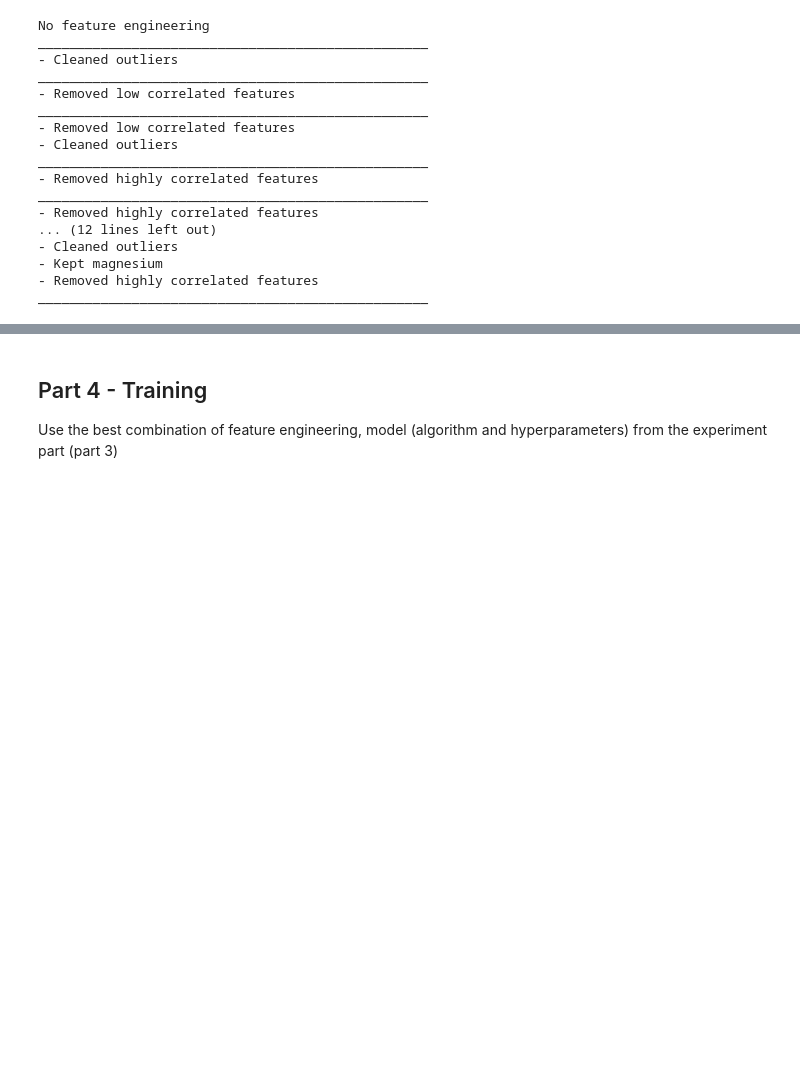
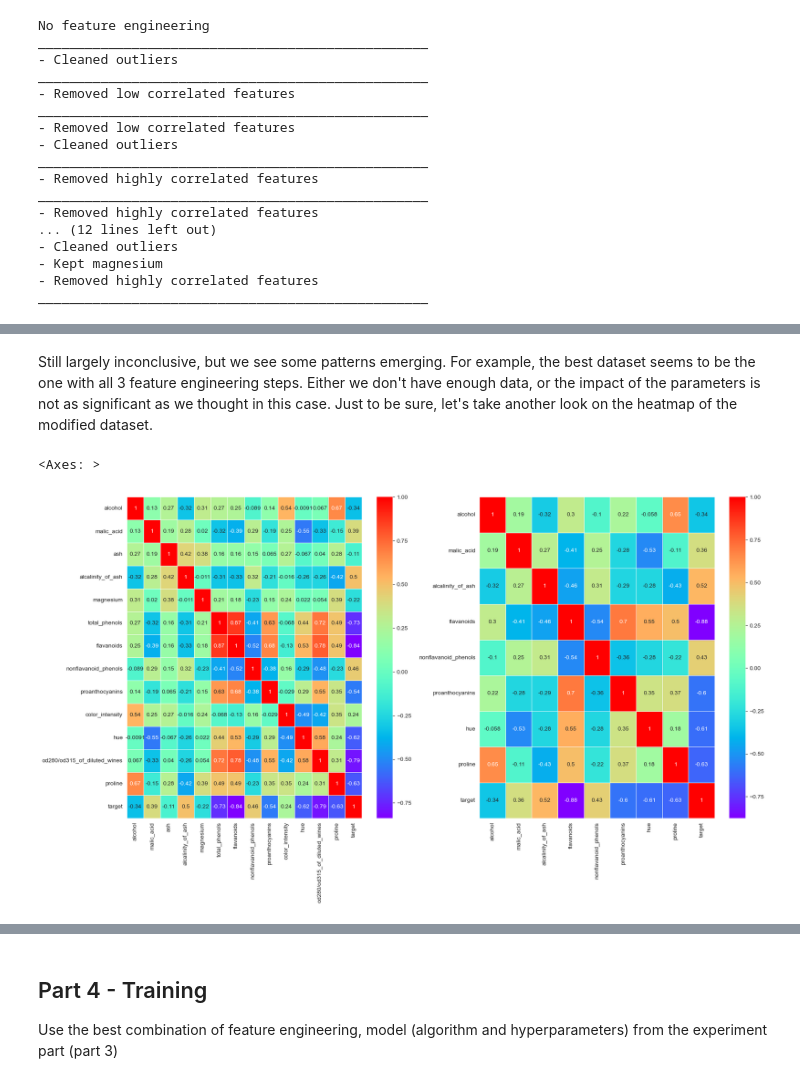
Before and after one commit to Natans8/ML_course_task2, a Jupyter notebook: Assignment2_supervised_learning_flow.ipynb, the cells around one changed output, grey strips where cells are left out. Saved outputs shown, nothing was run; the diff lists cells and outputs as text; code cells hidden in the pictures; blank space fills up the shorter version.

```diff
--- a/Assignment2_supervised_learning_flow.ipynb
+++ b/Assignment2_supervised_learning_flow.ipynb
@@ -409,0 +454,19 @@ ______________________________________________________________________
+# %% [markdown]
+Still largely inconclusive, but we see some patterns emerging. For example, the best dataset seems to be the one with all 3 feature engineering steps.
+Either we don't have enough data, or the impact of the parameters is not as significant as we thought in this case.
+Just to be sure, let's take another look on the heatmap of the modified dataset.
+# %%
+data_modified = drop_high_corr(data_train)
+data_modified = drop_low_corr(data_modified)
+data_modified, _ = clean_outliers(data_modified, data_modified['target'])
+
+fig, ax = plt.subplots(1, 2, figsize=(20, 10))
+
+corr = data_train.corr()
+sns.heatmap(corr, annot=True, linewidths=0.5, cmap='rainbow', ax=ax[0])
+
+corr = data_modified.corr()
+sns.heatmap(corr, annot=True, linewidths=0.5, cmap='rainbow', ax=ax[1])
+# %% [output]
+<Axes: >
+[figure, added]
```
Also changed, not shown: parts of 20 cells of this notebook.
